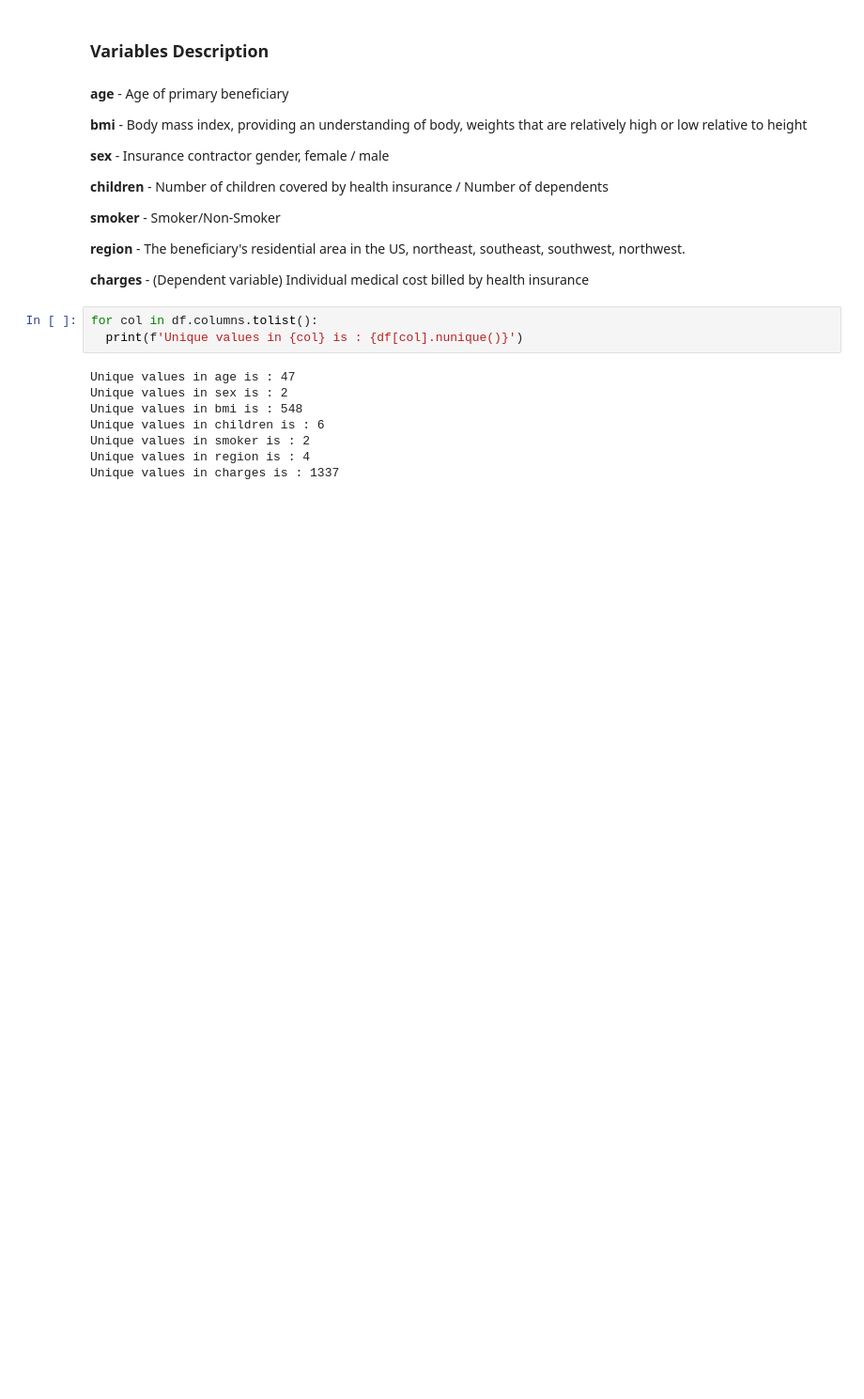
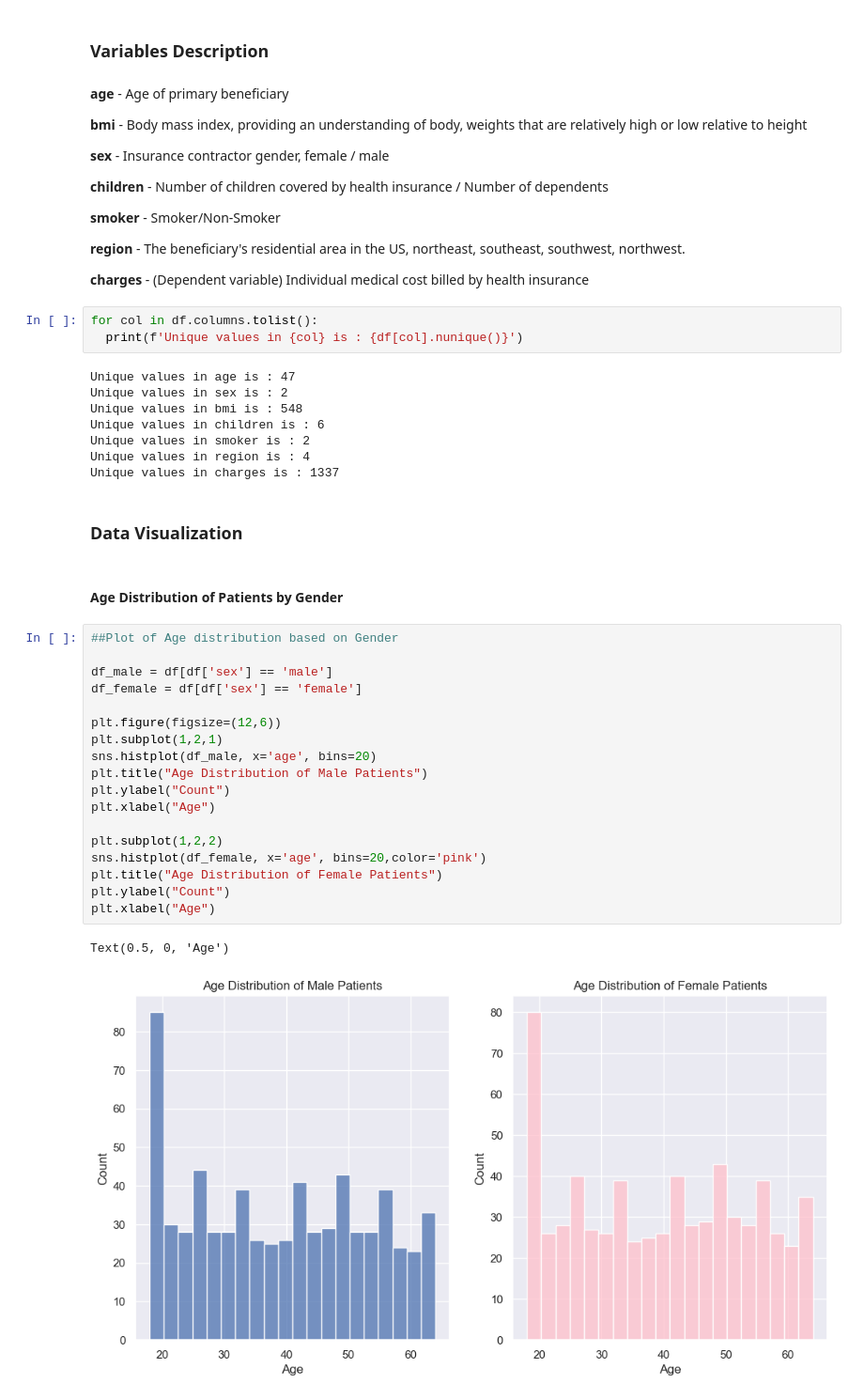
Before and after one commit to sidpatondikar/STAT-Project, a Jupyter notebook: Health_Insurance_Prediction.ipynb, the cells around one changed output. Shown: that part at 94% size. Cells and saved outputs as stored; diff of their text form; blank space fills up the shorter version.

Commit message:
Data Visualization p1

```diff
--- a/Health_Insurance_Prediction.ipynb
+++ b/Health_Insurance_Prediction.ipynb
@@ -125,3 +125,28 @@ Unique values in children is : 6
 Unique values in smoker is : 2
 Unique values in region is : 4
 Unique values in charges is : 1337
+# %% [markdown]
+### Data Visualization
+# %% [markdown]
+#### Age Distribution of Patients by Gender
+# %%
+##Plot of Age distribution based on Gender
+
+df_male = df[df['sex'] == 'male']
+df_female = df[df['sex'] == 'female']
+
+plt.figure(figsize=(12,6))
+plt.subplot(1,2,1)
+sns.histplot(df_male, x='age', bins=20)
+plt.title("Age Distribution of Male Patients")
+plt.ylabel("Count")
+plt.xlabel("Age")
+
+plt.subplot(1,2,2)
+sns.histplot(df_female, x='age', bins=20,color='pink')
+plt.title("Age Distribution of Female Patients")
+plt.ylabel("Count")
+plt.xlabel("Age")
+# %% [output]
+Text(0.5, 0, 'Age')
+[figure, added]
```
Also changed, not shown: parts of 5 cells of this notebook.
